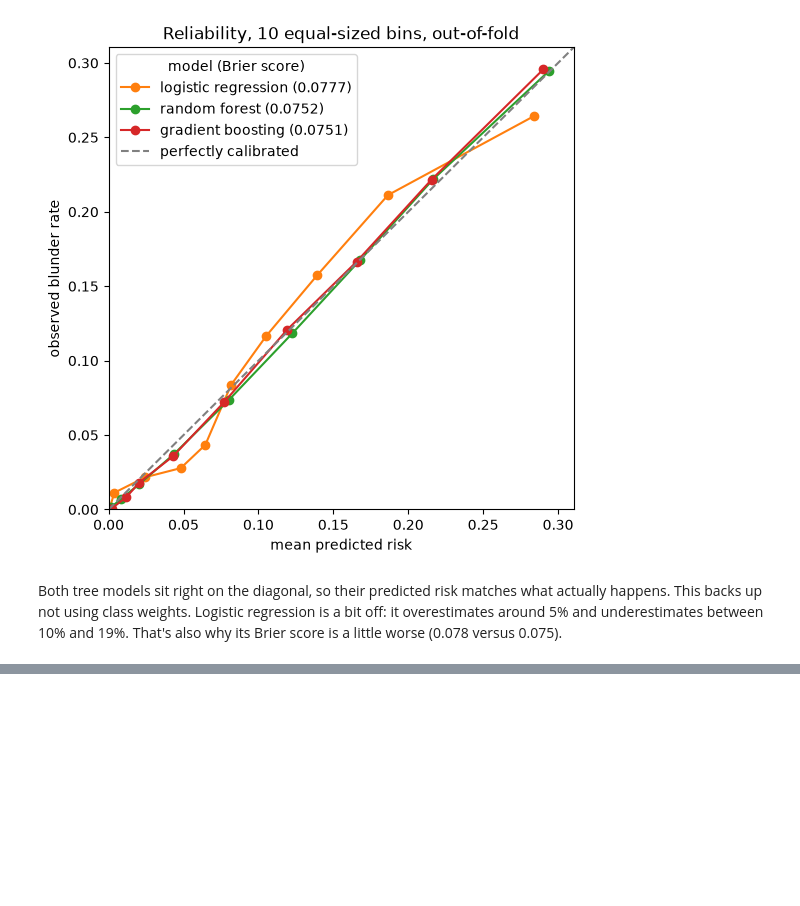
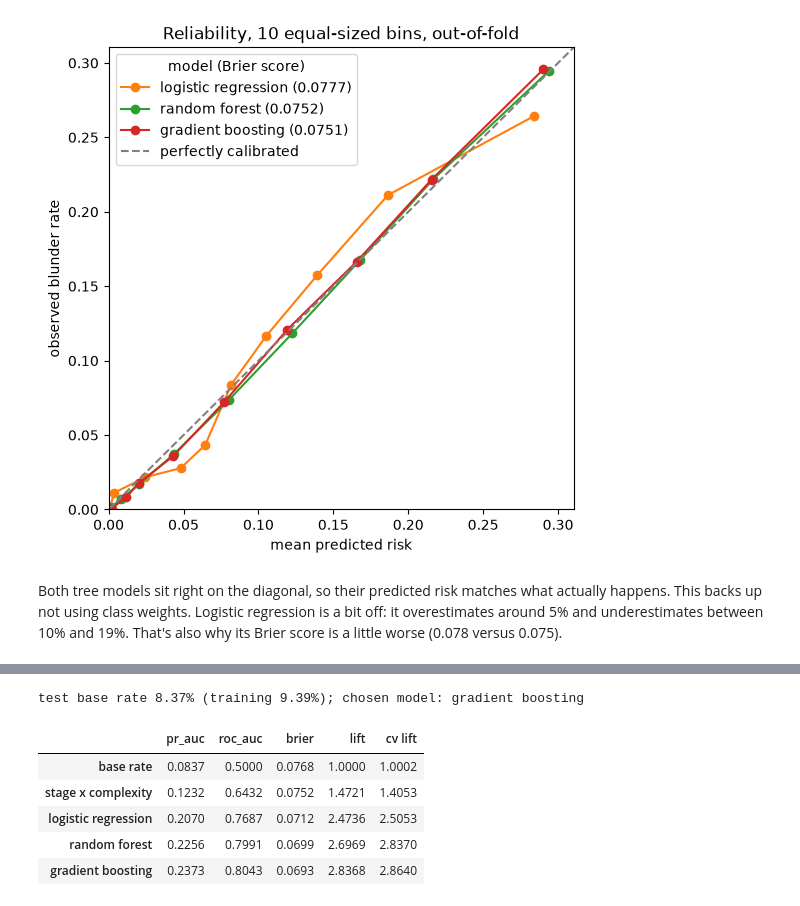
Before and after one commit to patrick-oreilly/chess-blunder-risk, a Jupyter notebook: notebooks/04_model_comparison.ipynb, the cells around one changed output, grey strips where cells are left out. Cells and saved outputs as stored; diff of their text form; code cells hidden in the pictures; blank space fills up the shorter version.

Commit message:
Score the test set once with bootstrap intervals

```diff
--- a/notebooks/04_model_comparison.ipynb
+++ b/notebooks/04_model_comparison.ipynb
@@ -433,0 +447,32 @@ versus 0.075).
+# %%
+CHOSEN = 'gradient boosting'  # fixed by cross-validation in sections 4 and 5, before the test set is scored
+
+final_models = {
+    'base rate': modelling.BaseRate(),
+    'stage x complexity': modelling.StageComplexityRate(),
+    'logistic regression': modelling.logistic_regression(**lr.best_params),
+    'random forest': modelling.random_forest(**rf.best_params),
+    'gradient boosting': modelling.gradient_boosting(**gb.best_params),
+}
+test_risk = {}
+for name, model in final_models.items():
+    model.fit(train, train[modelling.TARGET])
+    test_risk[name] = model.predict_proba(test)[:, 1]
+
+y_test = test[modelling.TARGET]
+cv_pr_auc = {name: s['mean pr_auc'].max() if 'mean pr_auc' in s else s['pr_auc'].mean() for name, s in cv_scores.items()}
+test_table = pd.DataFrame({name: modelling.score(y_test, risk) for name, risk in test_risk.items()}).T.drop(columns='base_rate')
+test_table['lift'] = test_table['pr_auc'] / y_test.mean()
+test_table['cv lift'] = pd.Series(cv_pr_auc) / train[modelling.TARGET].mean()
+test_table.to_csv(config.REPORTS_DIR / 'model_comparison_test.csv')
+
+print(f'test base rate {y_test.mean():.2%} (training {train[modelling.TARGET].mean():.2%}); chosen model: {CHOSEN}')
+test_table.round(4)
+# %% [output]
+test base rate 8.37% (training 9.39%); chosen model: gradient boosting
+|  | pr_auc | roc_auc | brier | lift | cv lift |
+| base rate | 0.0837 | 0.5000 | 0.0768 | 1.0000 | 1.0002 |
+| stage x complexity | 0.1232 | 0.6432 | 0.0752 | 1.4721 | 1.4053 |
+| logistic regression | 0.2070 | 0.7687 | 0.0712 | 2.4736 | 2.5053 |
+| random forest | 0.2256 | 0.7991 | 0.0699 | 2.6969 | 2.8370 |
+| gradient boosting | 0.2373 | 0.8043 | 0.0693 | 2.8368 | 2.8640 |
```
Also changed, not shown: parts of 6 cells of this notebook, 2 other files.
